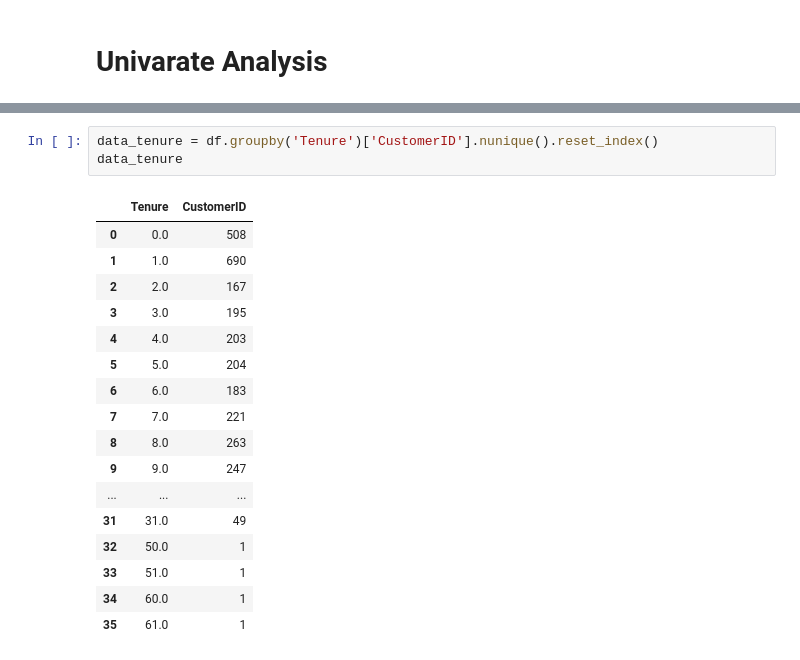
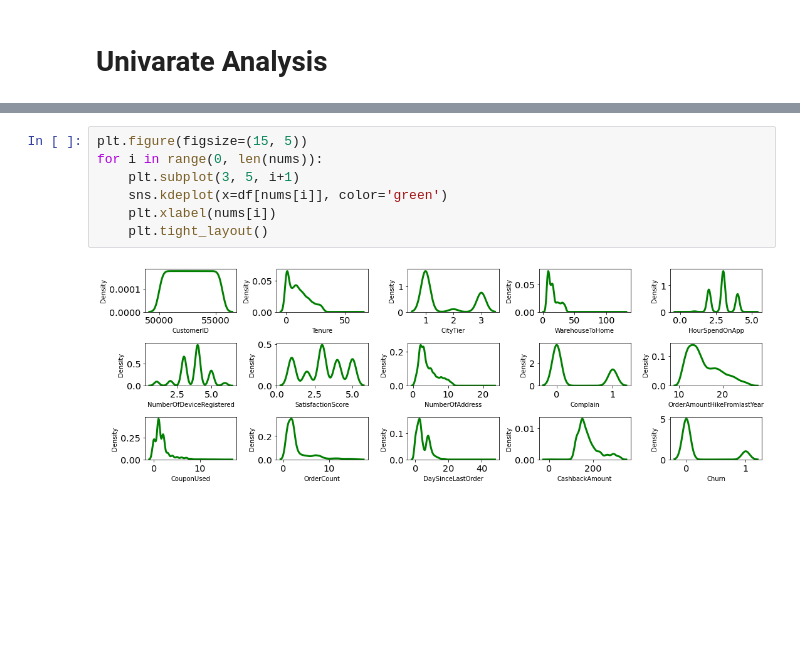
Before and after one commit to Lima-B-Aja/5-b-aja, a Jupyter notebook: Final_Project_Rakamin.ipynb, the cells around one changed output, grey strips where cells are left out. Drawn from its saved outputs; the diff is of its cells as text; blank space fills up the shorter version.

```diff
--- a/Final_Project_Rakamin.ipynb
+++ b/Final_Project_Rakamin.ipynb
@@ -279,21 +222,9 @@ plt.show()
-# %%
-data_tenure = df.groupby('Tenure')['CustomerID'].nunique().reset_index()
-data_tenure
-# %% [output]
-|  | Tenure | CustomerID |
-| 0 | 0.0 | 508 |
-| 1 | 1.0 | 690 |
-| 2 | 2.0 | 167 |
-| 3 | 3.0 | 195 |
-| 4 | 4.0 | 203 |
-| 5 | 5.0 | 204 |
-| 6 | 6.0 | 183 |
-| 7 | 7.0 | 221 |
-| 8 | 8.0 | 263 |
-| 9 | 9.0 | 247 |
-| ... | ... | ... |
-| 31 | 31.0 | 49 |
-| 32 | 50.0 | 1 |
-| 33 | 51.0 | 1 |
-| 34 | 60.0 | 1 |
-| 35 | 61.0 | 1 |
+# %%
+plt.figure(figsize=(15, 5))
+for i in range(0, len(nums)):
+    plt.subplot(3, 5, i+1)
+    sns.kdeplot(x=df[nums[i]], color='green')
+    plt.xlabel(nums[i])
+    plt.tight_layout()
+# %% [output]
+[figure, added]
```
Also changed, not shown: parts of 26 cells of this notebook.
